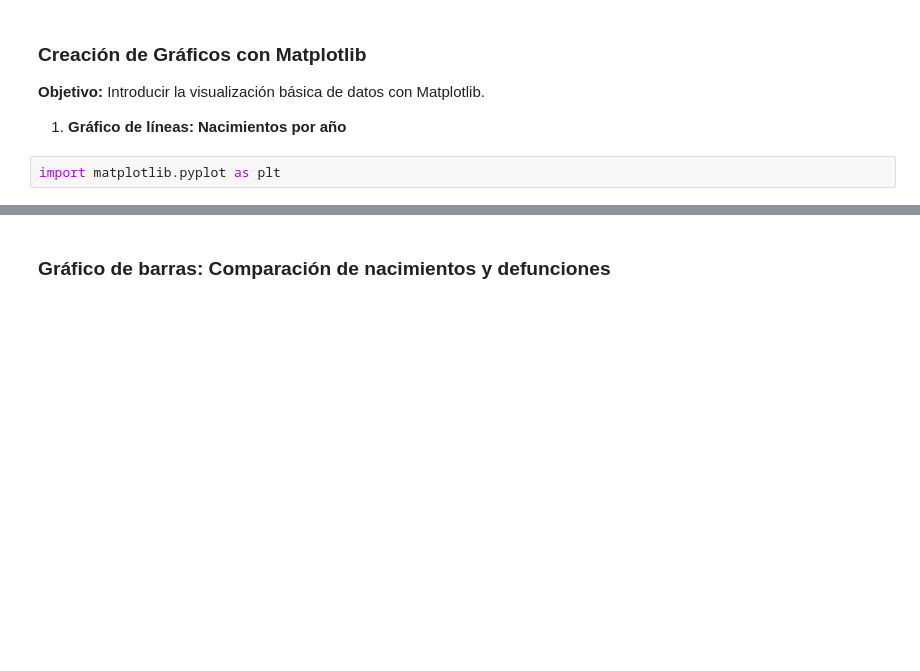
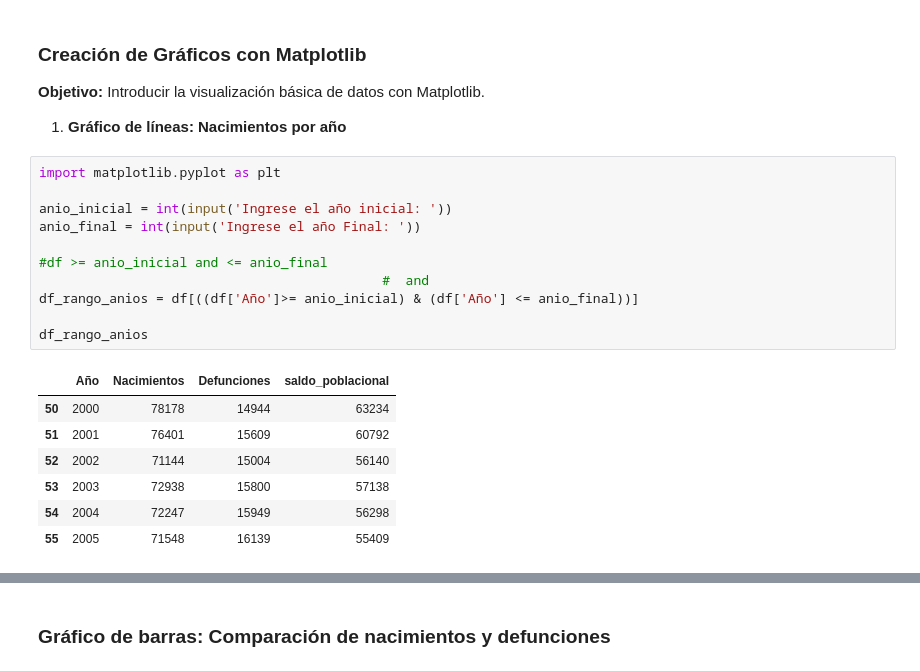
Before and after one commit to ajmenaa/Programacion-Python-Basico-GRUPO-1---6181133432, a Jupyter notebook: Clases/CLASE 10/Tarea/Practica_9.ipynb, the cells around one changed output, grey strips where cells are left out. Drawn from its saved outputs; the diff is of its cells as text; blank space fills up the shorter version.

```diff
--- a/Clases/CLASE 10/Tarea/Practica_9.ipynb
+++ b/Clases/CLASE 10/Tarea/Practica_9.ipynb
@@ -216,5 +216,22 @@ df
 **Objetivo:** Introducir la visualización básica de datos con Matplotlib.
 
 1. **Gráfico de líneas: Nacimientos por año**
-# %%
-import matplotlib.pyplot as plt
+# %%
+import matplotlib.pyplot as plt
+
+anio_inicial = int(input('Ingrese el año inicial: '))
+anio_final = int(input('Ingrese el año Final: '))
+
+#df >= anio_inicial and <= anio_final
+                                            #  and
+df_rango_anios = df[((df['Año']>= anio_inicial) & (df['Año'] <= anio_final))]
+
+df_rango_anios
+# %% [output]
+|  | Año | Nacimientos | Defunciones | saldo_poblacional |
+| 50 | 2000 | 78178 | 14944 | 63234 |
+| 51 | 2001 | 76401 | 15609 | 60792 |
+| 52 | 2002 | 71144 | 15004 | 56140 |
+| 53 | 2003 | 72938 | 15800 | 57138 |
+| 54 | 2004 | 72247 | 15949 | 56298 |
+| 55 | 2005 | 71548 | 16139 | 55409 |
```
Also changed, not shown: parts of 11 cells of this notebook.
